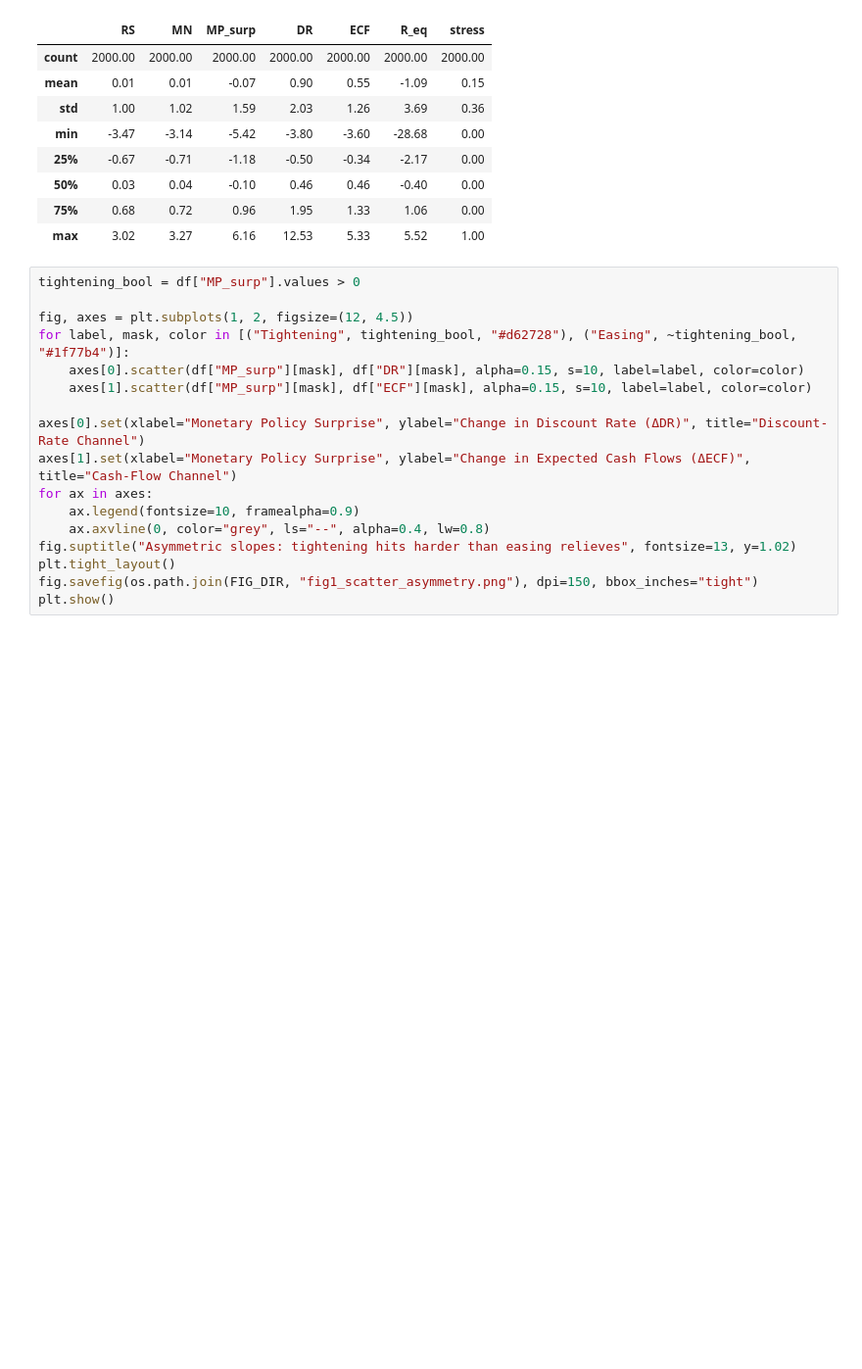
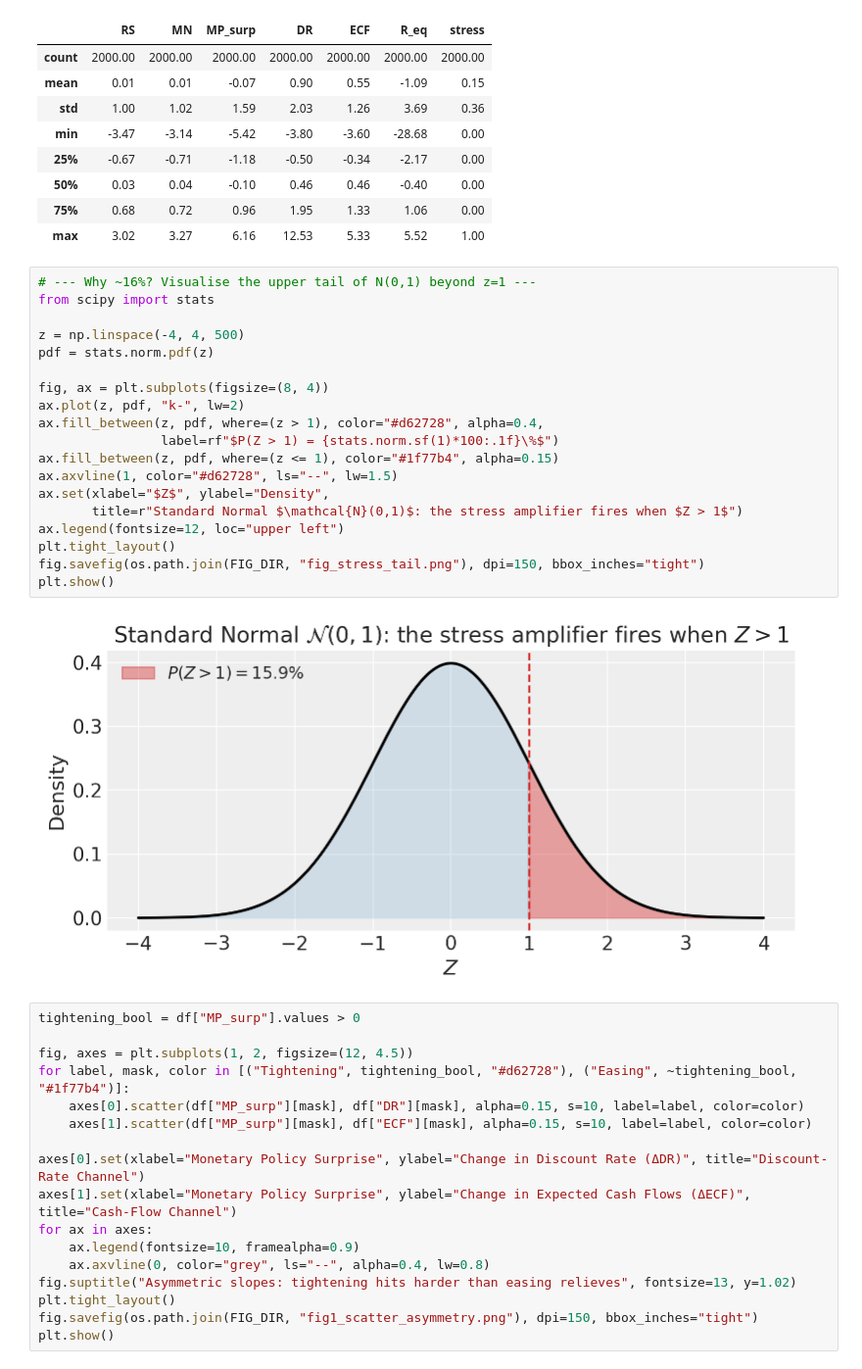
Before and after one commit to pymc-labs/congrats_you_have_a_dag, a Jupyter notebook: congrats_you_have_a_dag.ipynb, the cells around one changed output. Shown at 98% size. Cells and saved outputs as stored; diff of their text form; blank space fills up the shorter version.

```diff
--- a/congrats_you_have_a_dag.ipynb
+++ b/congrats_you_have_a_dag.ipynb
@@ -152,6 +152,27 @@ Sampling: [DR, ECF, MN, MP_surp, RS, R_eq, stress]
 | 50% | 0.03 | 0.04 | -0.10 | 0.46 | 0.46 | -0.40 | 0.00 |
 | 75% | 0.68 | 0.72 | 0.96 | 1.95 | 1.33 | 1.06 | 0.00 |
 | max | 3.02 | 3.27 | 6.16 | 12.53 | 5.33 | 5.52 | 1.00 |
+# %%
+# --- Why ~16%? Visualise the upper tail of N(0,1) beyond z=1 ---
+from scipy import stats
+
+z = np.linspace(-4, 4, 500)
+pdf = stats.norm.pdf(z)
+
+fig, ax = plt.subplots(figsize=(8, 4))
+ax.plot(z, pdf, "k-", lw=2)
+ax.fill_between(z, pdf, where=(z > 1), color="#d62728", alpha=0.4,
+                label=rf"$P(Z > 1) = {stats.norm.sf(1)*100:.1f}\%$")
+ax.fill_between(z, pdf, where=(z <= 1), color="#1f77b4", alpha=0.15)
+ax.axvline(1, color="#d62728", ls="--", lw=1.5)
+ax.set(xlabel="$Z$", ylabel="Density",
+       title=r"Standard Normal $\mathcal{N}(0,1)$: the stress amplifier fires when $Z > 1$")
+ax.legend(fontsize=12, loc="upper left")
+plt.tight_layout()
+fig.savefig(os.path.join(FIG_DIR, "fig_stress_tail.png"), dpi=150, bbox_inches="tight")
+plt.show()
+# %% [output]
+[figure, added]
 # %%
 tightening_bool = df["MP_surp"].values > 0
 
```
Also changed, not shown: parts of 2 cells of this notebook, 3 other files.
